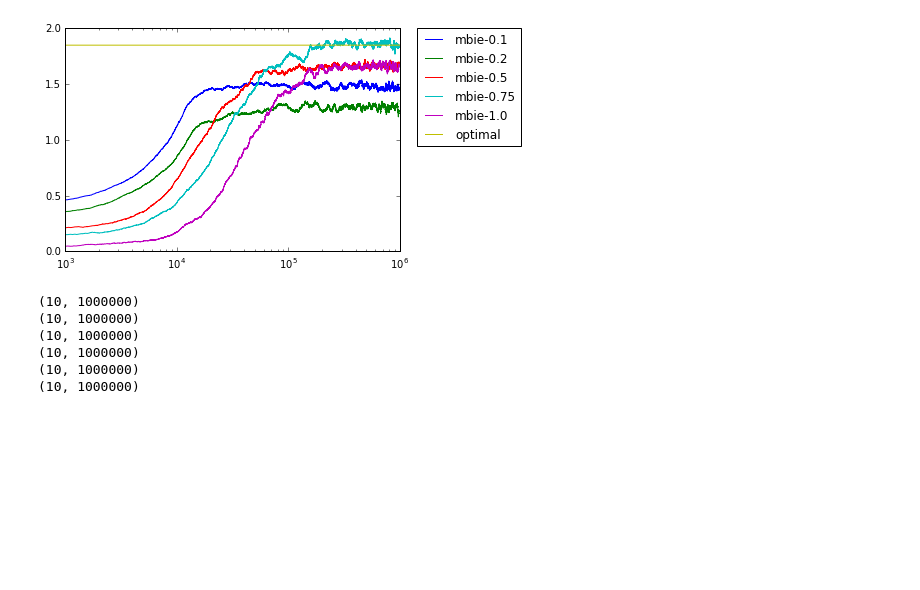
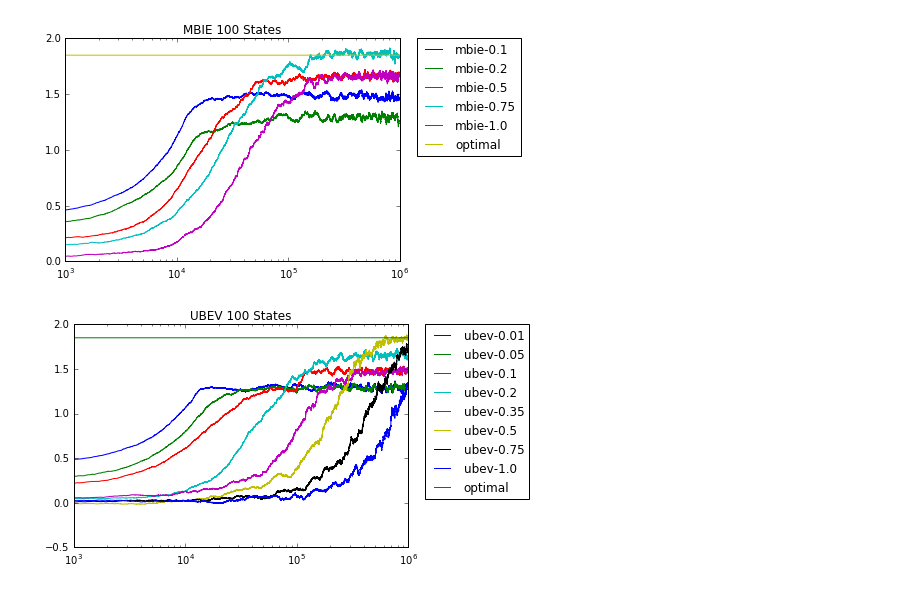
Before and after one commit to afcarl/TabularRLpp, a Jupyter notebook: visualization.ipynb, the cells around one changed output. Drawn from its saved outputs; the diff is of its cells as text; code cells hidden in the pictures; blank space fills up the shorter version.

```diff
--- a/visualization.ipynb
+++ b/visualization.ipynb
@@ -16,19 +15,21 @@ mbie_100 = read_all('mbie_eb_100-1.000000.txt', prefix='final/')
 # %%
 draw_mean([mbie_10, mbie_20, mbie_50, mbie_75, mbie_100],
-          ['mbie-0.1', 'mbie-0.2', 'mbie-0.5', 'mbie-0.75', 'mbie-1.0'], optimal=5 * 0.99 ** 99)
+          ['mbie-0.1', 'mbie-0.2', 'mbie-0.5', 'mbie-0.75', 'mbie-1.0'],
+          optimal=5 * 0.99 ** 99, title='MBIE 100 States')
 # %% [output]
-[figure, old version]
+[figure, new version]
 # %%
 ubev_1 = read_all('ubev_eb_100-0.100000-0.010000.txt', prefix='final/')
 ubev_5 = read_all('ubev_eb_100-0.100000-0.050000.txt', prefix='final/')
 ubev_10 = read_all('ubev_eb_100-0.100000-0.100000.txt', prefix='final/')
 ubev_25 = read_all('ubev_eb_100-0.100000-0.250000.txt', prefix='final/')
+ubev_35 = read_all('ubev_eb_100-0.100000-0.350000.txt', prefix='final/')
 ubev_50 = read_all('ubev_eb_100-0.100000-0.500000.txt', prefix='final/')
+ubev_75 = read_all('ubev_eb_100-0.100000-0.750000.txt', prefix='final/')
 ubev_100 = read_all('ubev_eb_100-0.100000-1.000000.txt', prefix='final/')
-# %% [output]
-(10, 1000000)
-(10, 1000000)
-(10, 1000000)
-(10, 1000000)
-(10, 1000000)
-(10, 1000000)
+# %%
+draw_mean([ubev_1, ubev_5, ubev_10, ubev_25, ubev_35, ubev_50, ubev_75, ubev_100],
+          ['ubev-0.01', 'ubev-0.05', 'ubev-0.1', 'ubev-0.2', 'ubev-0.35', 'ubev-0.5', 'ubev-0.75', 'ubev-1.0'],
+          optimal=5 * 0.99 ** 99,  title='UBEV 100 States')
+# %% [output]
+[figure, added]
```
Also changed, not shown: parts of 6 cells of this notebook, 2 other files.
